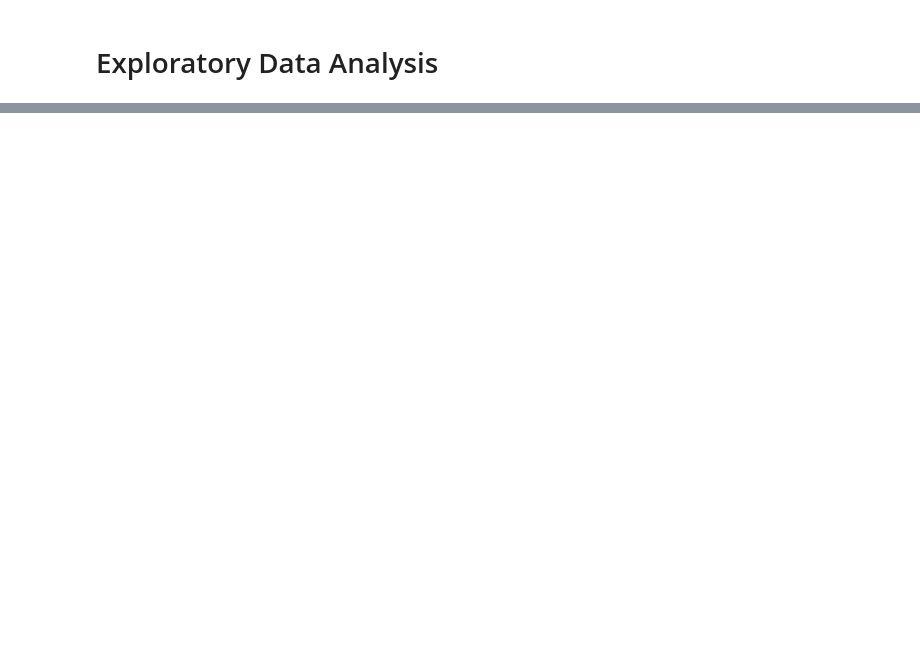
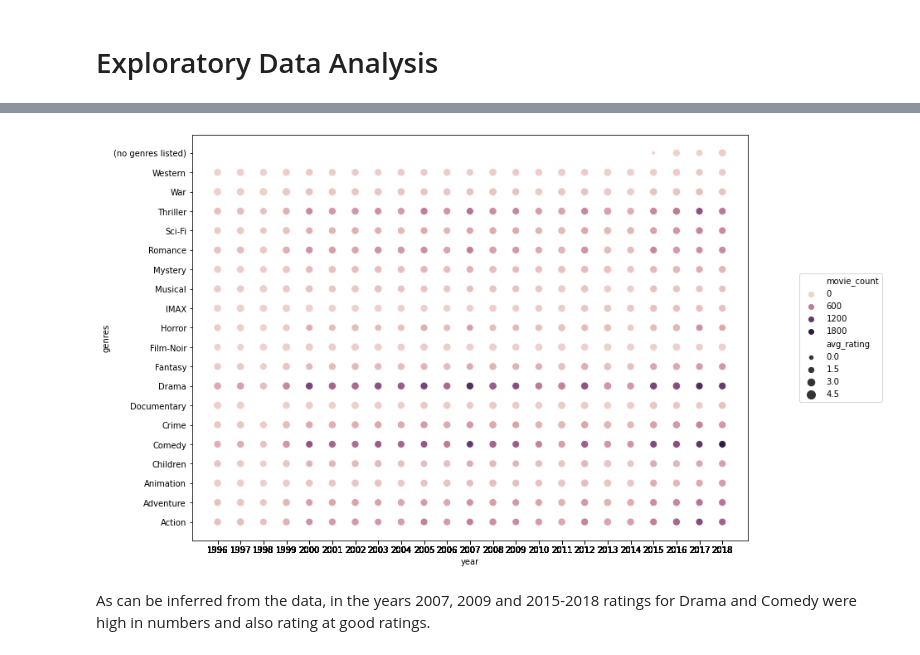
Before and after one commit to NeeteshDadwariya/recommendation-system, a Jupyter notebook: notebooks/eda.ipynb, the cells around one changed output, grey strips where cells are left out. Cells and saved outputs as stored; diff of their text form; code cells hidden in the pictures; blank space fills up the shorter version.

```diff
--- a/notebooks/eda.ipynb
+++ b/notebooks/eda.ipynb
@@ -61,0 +155,3 @@ movies_df.genres.str.get_dummies('|').sum().plot(kind='bar')
+# %%
+movie_ratings_genres_df['year'] = pd.to_datetime(movie_ratings_genres_df['timestamp'], unit='s').dt.year
+movie_ratings_genres_df
@@ -61,0 +172,3 @@ movies_df.genres.str.get_dummies('|').sum().plot(kind='bar')
+# %%
+year_wise_genre_count_df = movie_ratings_genres_df.groupby(['year', 'genres'])['movieId'].nunique().to_frame(name='movie_count').reset_index()
+year_wise_genre_count_df
@@ -61,0 +189,3 @@ movies_df.genres.str.get_dummies('|').sum().plot(kind='bar')
+# %%
+year_wise_genre_count_df['avg_rating'] = movie_ratings_genres_df.groupby(['year', 'genres'])[['rating']].mean().reset_index().rating
+year_wise_genre_count_df
@@ -61,0 +206,13 @@ movies_df.genres.str.get_dummies('|').sum().plot(kind='bar')
+# %%
+plt.figure(figsize=(12,9))
+sns.scatterplot(x = 'year',
+                y='genres',
+                hue='movie_count',
+                size='avg_rating', sizes=(20,100),
+                data=year_wise_genre_count_df).legend(loc='right', bbox_to_anchor=(1.25, 0.5), ncol=1)
+plt.xticks(year_wise_genre_count_df['year'])
+plt.show()
+# %% [output]
+[figure, added]
+# %% [markdown]
+As can be inferred from the data, in the years 2007, 2009 and 2015-2018 ratings for Drama and Comedy were high in numbers and also rating at good ratings.
```
Also changed, not shown: parts of 21 cells of this notebook.
